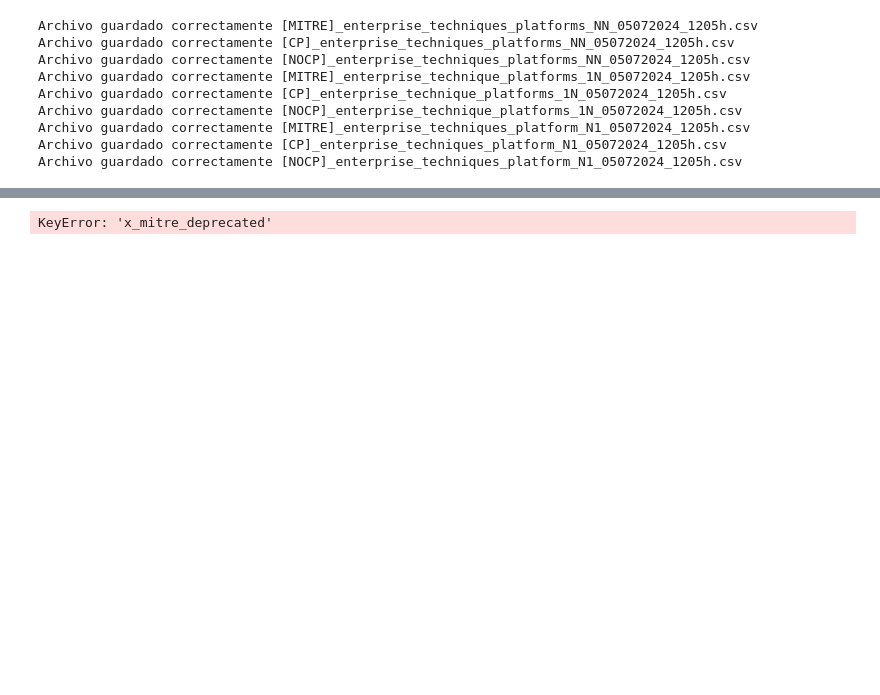
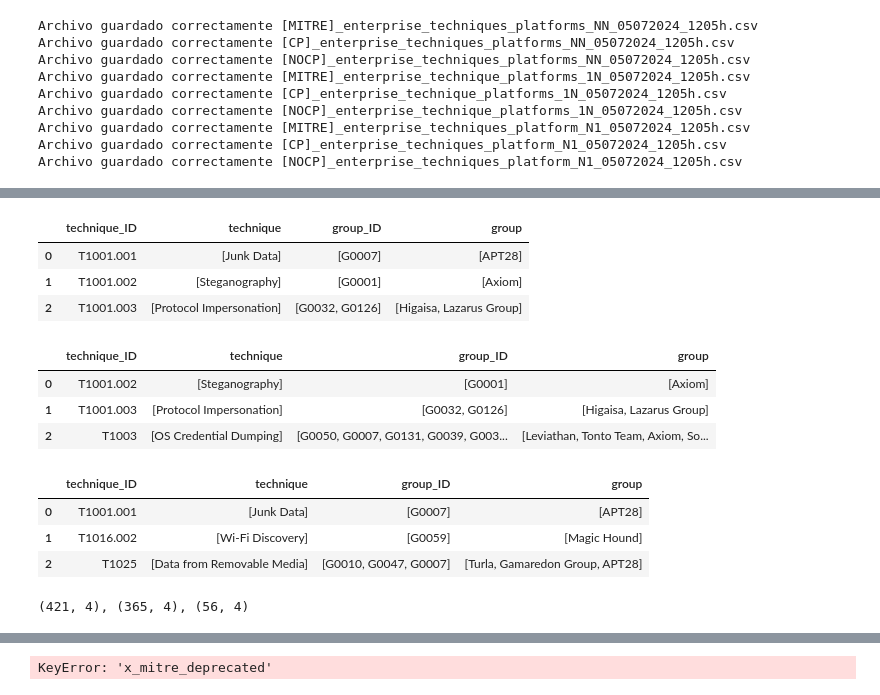
Before and after one commit to cyberauditor-framework/Mitre-Detections-Rules-Framework, a Jupyter notebook: mitre_relationships/[stix2]_mitre_relationships.ipynb, the cells around one changed output, grey strips where cells are left out. Saved outputs shown, nothing was run; the diff lists cells and outputs as text; code cells hidden in the pictures; blank space fills up the shorter version.

```diff
--- a/mitre_relationships/[stix2]_mitre_relationships.ipynb
+++ b/mitre_relationships/[stix2]_mitre_relationships.ipynb
@@ -831,0 +965,20 @@ Archivo guardado correctamente [NOCP]_enterprise_techniques_platform_N1_05072024
+# %%
+if debug_df:
+    display(MITRE_technique_groups_1N_df.head(3))
+    display(CP_technique_groups_1N_df.head(3))
+    display(NOCP_technique_groups_1N_df.head(3))
+    print(f'{MITRE_technique_groups_1N_df.shape}, {CP_technique_groups_1N_df.shape}, {NOCP_technique_groups_1N_df.shape}')
+# %% [output]
+|  | technique_ID | technique | group_ID | group |
+| 0 | T1001.001 | [Junk Data] | [G0007] | [APT28] |
+| 1 | T1001.002 | [Steganography] | [G0001] | [Axiom] |
+| 2 | T1001.003 | [Protocol Impersonation] | [G0032, G0126] | [Higaisa, Lazarus Group] |
+|  | technique_ID | technique | group_ID | group |
+| 0 | T1001.002 | [Steganography] | [G0001] | [Axiom] |
+| 1 | T1001.003 | [Protocol Impersonation] | [G0032, G0126] | [Higaisa, Lazarus Group] |
+| 2 | T1003 | [OS Credential Dumping] | [G0050, G0007, G0131, G0039, G003... | [Leviathan, Tonto Team, Axiom, So... |
+|  | technique_ID | technique | group_ID | group |
+| 0 | T1001.001 | [Junk Data] | [G0007] | [APT28] |
+| 1 | T1016.002 | [Wi-Fi Discovery] | [G0059] | [Magic Hound] |
+| 2 | T1025 | [Data from Removable Media] | [G0010, G0047, G0007] | [Turla, Gamaredon Group, APT28] |
+(421, 4), (365, 4), (56, 4)
```
Also changed, not shown: parts of 22 cells of this notebook.
